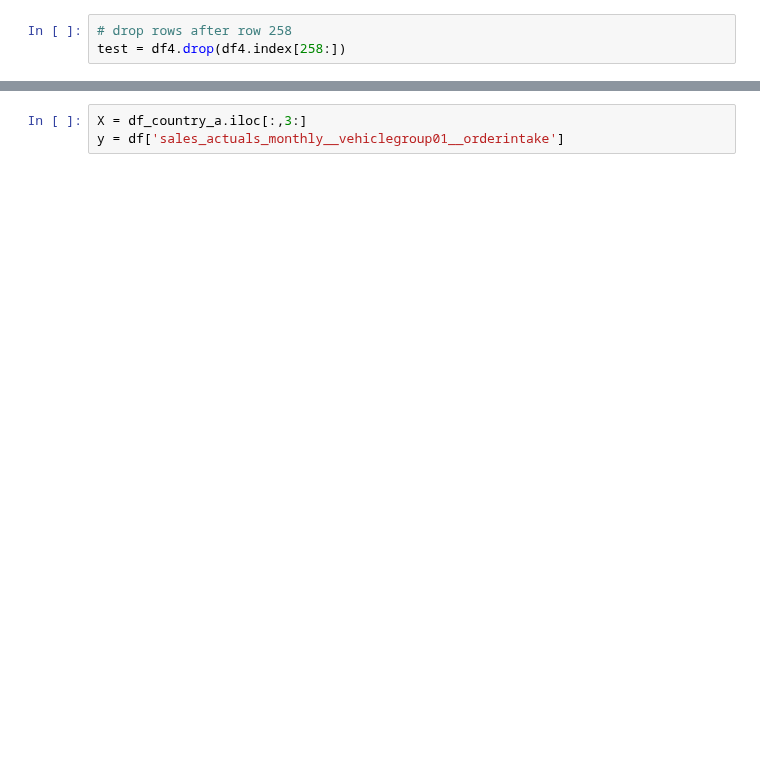
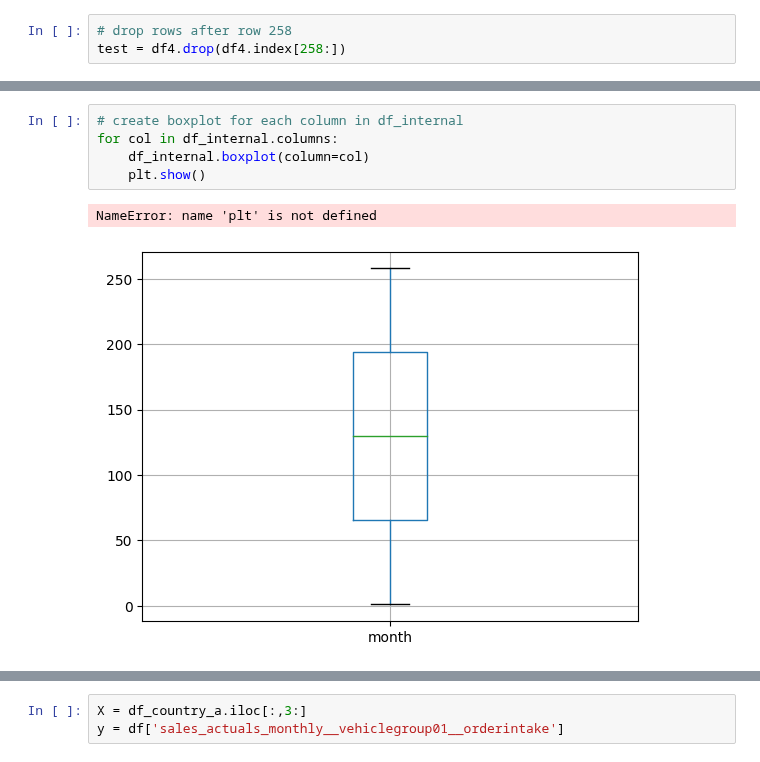
Before and after one commit to zuivu/porsche-forecast-sale, a Jupyter notebook: shap.ipynb, the cells around one changed output, grey strips where cells are left out. Drawn from its saved outputs; the diff is of its cells as text; blank space fills up the shorter version.

```diff
--- a/shap.ipynb
+++ b/shap.ipynb
@@ -141,0 +209,8 @@ df_external.head()
+# %%
+# create boxplot for each column in df_internal
+for col in df_internal.columns:
+    df_internal.boxplot(column=col)
+    plt.show()
+# %% [output]
+NameError: name 'plt' is not defined
+[figure, added]
```
Also changed, not shown: parts of 16 cells of this notebook, 1 other file.
